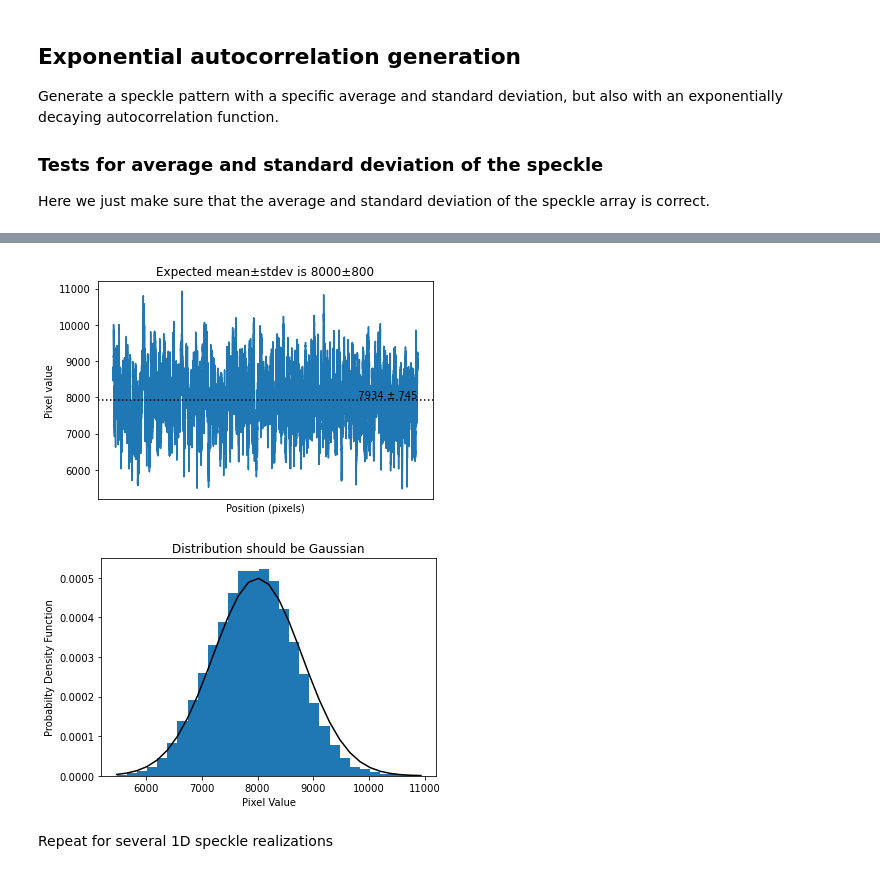
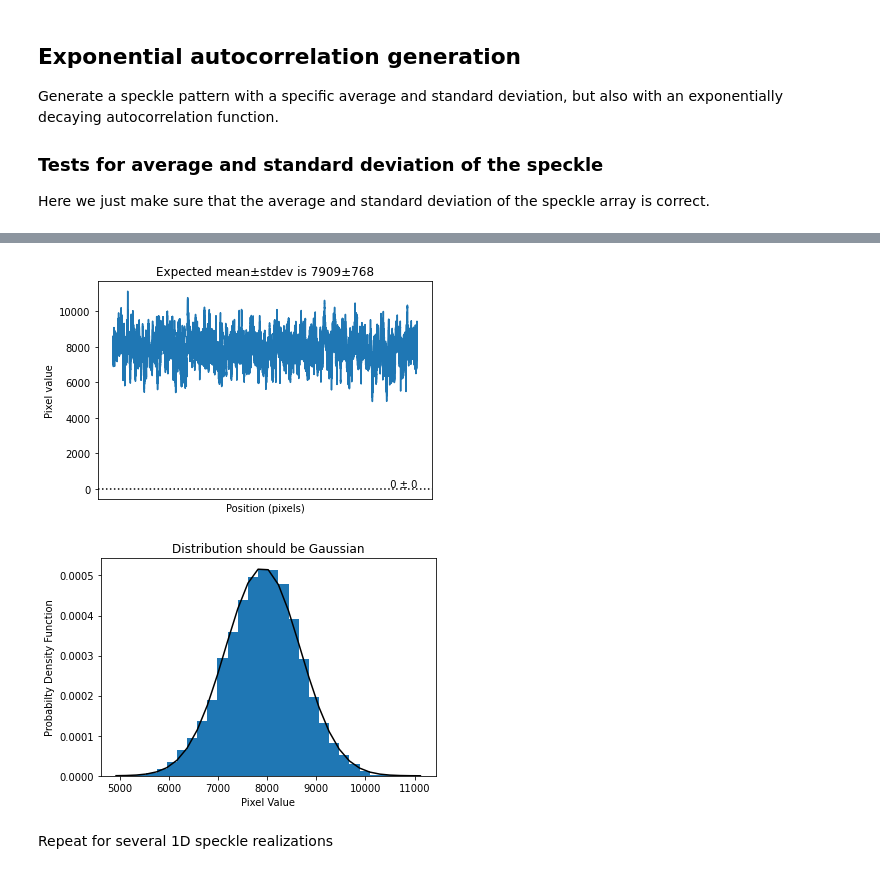
Before and after one commit to scottprahl/pyspeckle, a Jupyter notebook: docs/0-One-Dim-Speckle-Basics.ipynb, the cells around one changed output, grey strips where cells are left out. Saved outputs shown, nothing was run; the diff lists cells and outputs as text; code cells hidden in the pictures.

```diff
--- a/docs/0-One-Dim-Speckle-Basics.ipynb
+++ b/docs/0-One-Dim-Speckle-Basics.ipynb
@@ -29,32 +56,32 @@ Here we just make sure that the average and standard deviation of the speckle ar
 # %%
 M     = 200000 # number of pixels in speckle realization
 cl    = 300    # correlation length in pixels
 avg   = 8000   # average value of speckle
 stdev = 800    # standard deviation of pixel values
 
 y = pyspeckle.create_exp_1D(M,avg,stdev,cl)
 
-ave = np.mean(y)
-std = np.sqrt(np.var(y))
+avg = np.mean(y)
+stdev = np.sqrt(np.var(y))
 
 plt.plot(y)
 plt.axhline(ave, ls=':', color='black')
 plt.text(M, ave, "  %.0f ± %.0f"%(ave,std), ha='right', va='bottom')
 plt.title("Expected mean±stdev is %.0f±%0.f" % (avg,stdev))
 plt.xlabel('Position (pixels)')
 plt.ylabel('Pixel value')
 plt.xticks([])
 plt.show()
 
 count, bins, ignored = plt.hist(y, 30, density=True)
 plt.plot(bins,  1/(stdev * np.sqrt(2 * np.pi)) * np.exp(-0.5*((bins-avg)/stdev)**2),'k')
 plt.xlabel("Pixel Value")
 plt.ylabel("Probabilty Density Function")
 plt.title("Distribution should be Gaussian")
 plt.show()
 # %% [output]
-[figure, old version]
+[figure, new version]
-[figure, old version]
+[figure, new version]
 # %% [markdown]
 Repeat for several 1D speckle realizations
 # %%
```
Also changed, not shown: parts of 5 cells of this notebook, 5 other files.
